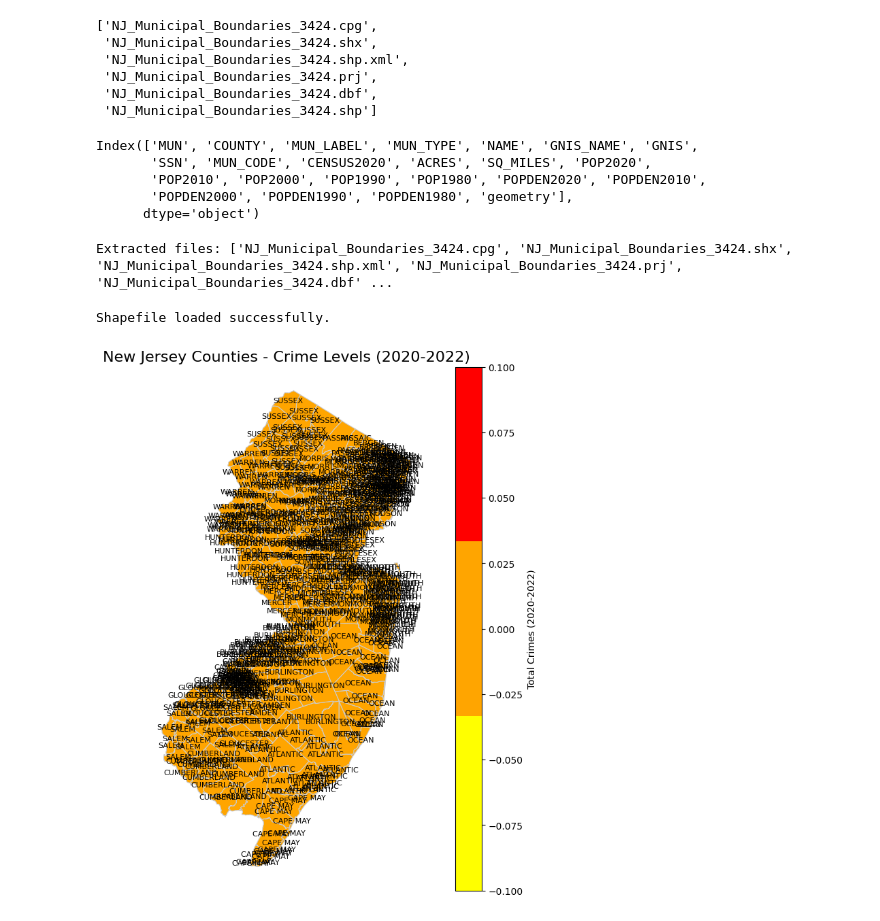
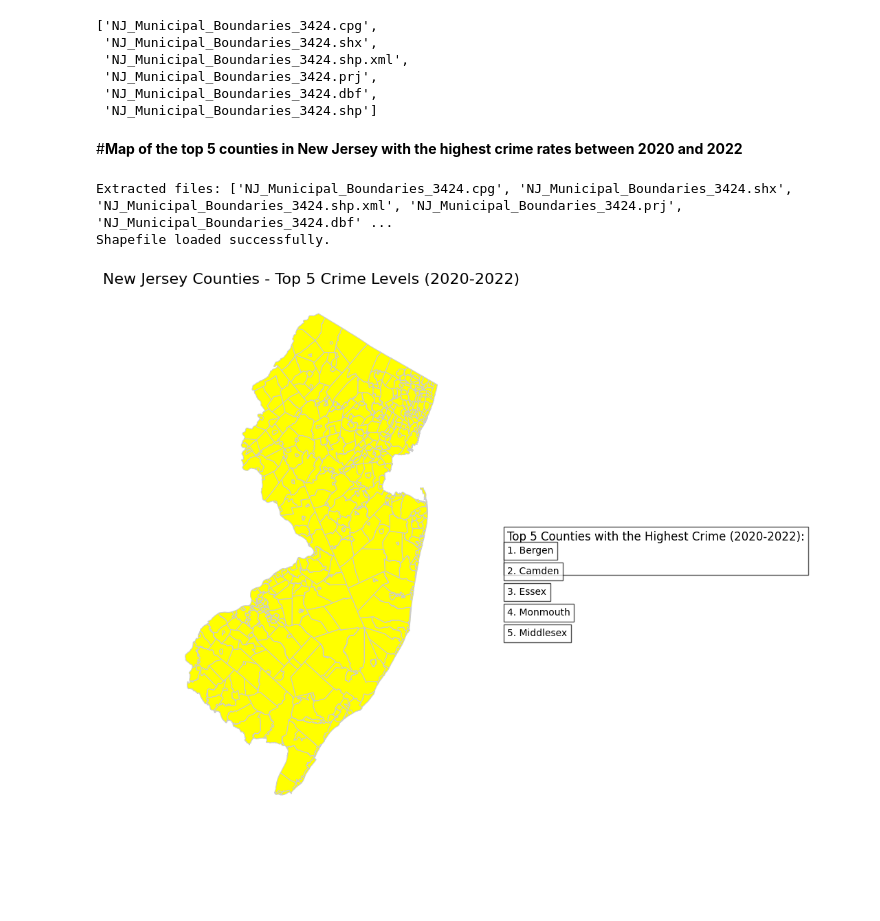
Before and after one commit to erikaguiracocha/Data-Visualization-2025, a Jupyter notebook: PS4erikaguiracocha.ipynb, the cells around one changed output. Cells and saved outputs as stored; diff of their text form; code cells hidden in the pictures; blank space fills up the shorter version.

```diff
--- a/PS4erikaguiracocha.ipynb
+++ b/PS4erikaguiracocha.ipynb
@@ -321,17 +321,8 @@ os.listdir("/content/NJ_Municipal_Boundaries")
  'NJ_Municipal_Boundaries_3424.prj',
  'NJ_Municipal_Boundaries_3424.dbf',
  'NJ_Municipal_Boundaries_3424.shp']
-# %%
-# Step 3: Check the columns of the GeoDataFrame
-print(gdf.columns)
-
-# If 'County' column doesn't exist, let's inspect the GeoDataFrame further
-# %% [output]
-Index(['MUN', 'COUNTY', 'MUN_LABEL', 'MUN_TYPE', 'NAME', 'GNIS_NAME', 'GNIS',
-       'SSN', 'MUN_CODE', 'CENSUS2020', 'ACRES', 'SQ_MILES', 'POP2020',
-       'POP2010', 'POP2000', 'POP1990', 'POP1980', 'POPDEN2020', 'POPDEN2010',
-       'POPDEN2000', 'POPDEN1990', 'POPDEN1980', 'geometry'],
-      dtype='object')
+# %% [markdown]
+#**Map of the top 5 counties in New Jersey with the highest crime rates between 2020 and 2022**
 # %%
 import pandas as pd
 import geopandas as gpd
@@ -382,47 +373,50 @@ crime_data = {
              28610, 19312, 21493, 6345, 35176, 20030],
     '2021': [42324, 208751, 48929, 114926, 65174, 14656, 47082, 35690, 29689, 7447, 21813, 35448, 70450, 26142, 39291,
              27683, 15548, 21174, 7471, 35881, 19753],
     '2022': [47072, 294129, 52173, 194754, 56205, 17993, 56433, 40038, 38604, 10467, 26797, 45162, 76941, 31456, 52245,
              34688, 14772, 22982, 7074, 41550, 17675]
 }
 
 # Convert the crime data into a pandas DataFrame
 crime_df = pd.DataFrame(crime_data)
 
 # Step 3: Merge the crime data with the shapefile based on the 'County' column
 merged_data = gdf.set_index('COUNTY').join(crime_df.set_index('County'))
 
 # Step 4: Calculate the total crimes from 2020 to 2022
 merged_data['Total Crimes'] = merged_data[['2020', '2021', '2022']].sum(axis=1)
 
-# Step 5: Create a 'RdYlGn' color palette ranging from red (high crime) to yellow (low crime)
-# Create a custom color palette for crime values
+# Step 5: Get the top 5 counties with the highest total crimes
+top_5_counties = ['Bergen', 'Camden', 'Essex', 'Monmouth', 'Middlesex']
+
+# Step 6: Create a color palette for the map
 cmap = mcolors.ListedColormap(['yellow', 'orange', 'red'])
-
-# Normalize the crime values to assign unique colors
 norm = plt.Normalize(vmin=merged_data['Total Crimes'].min(), vmax=merged_data['Total Crimes'].max())
 
-# Step 6: Plot the map with colors based on the 'Total Crimes' from 2020-2022
+# Step 7: Create the plot (without the color bar)
 fig, ax = plt.subplots(1, 1, figsize=(12, 10))
 
-# Plot the counties with colors based on 'Total Crimes' from 2020-2022
-merged_data.plot(column='Total Crimes', ax=ax, legend=True,
-                 legend_kwds={'label': "Total Crimes (2020-2022)", 'orientation': "vertical"},
+# Plot the counties with colors based on 'Total Crimes'
+merged_data.plot(column='Total Crimes', ax=ax, legend=False,
                  cmap=cmap, linewidth=0.8, edgecolor='0.8', norm=norm)
 
-# Step 7: Add county names only once at their centroids
-for x, y, label in zip(merged_data.geometry.centroid.x, merged_data.geometry.centroid.y, merged_data.index):
-    ax.text(x, y, label, fontsize=8, ha='center', color='black')
+# Step 8: Add a title
+plt.title("New Jersey Counties - Top 5 Crime Levels (2020-2022)", fontsize=16)
 
-# Add title
-plt.title("New Jersey Counties - Crime Levels (2020-2022)", fontsize=16)
+# Step 9: Remove the X and Y axes
+ax.set_axis_off()
 
-# Remove the X and Y axes
-ax.set_axis_off()
+# Step 10: Display the top 5 counties with the highest crime rates (2020-2022)
+# Adding the list to the figure as text
+plt.figtext(0.75, 0.5, "Top 5 Counties with the Highest Crime (2020-2022):\n\n", fontsize=12, ha='left', va='center', bbox=dict(facecolor='white', alpha=0.7))
+
+# Add each county name to the list (in English)
+for i, county in enumerate(top_5_counties):
+    plt.figtext(0.75, 0.5 - (i * 0.03), f"{i+1}. {county}", fontsize=10, ha='left', va='center', bbox=dict(facecolor='white', alpha=0.7))
 
 # Show the plot
 plt.show()
 # %% [output]
 Extracted files: ['NJ_Municipal_Boundaries_3424.cpg', 'NJ_Municipal_Boundaries_3424.shx', 'NJ_Municipal_Boundaries_3424.shp.xml', 'NJ_Municipal_Boundaries_3424.prj', 'NJ_Municipal_Boundaries_3424.dbf' ...
+Shapefile loaded successfully.
-Shapefile loaded successfully.
-[figure, old version]
+[figure, new version]
```
Also changed, not shown: parts of 4 cells of this notebook.
